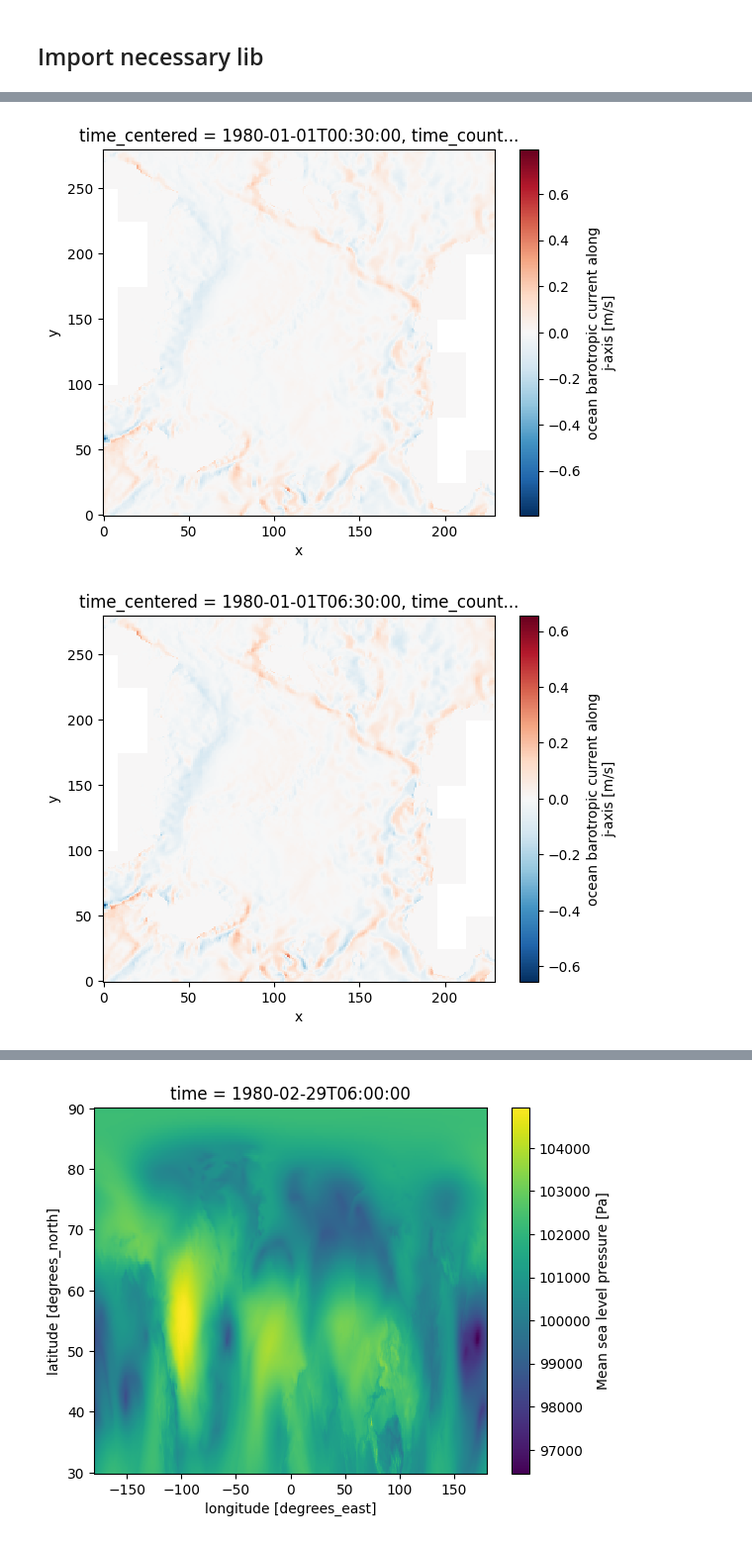
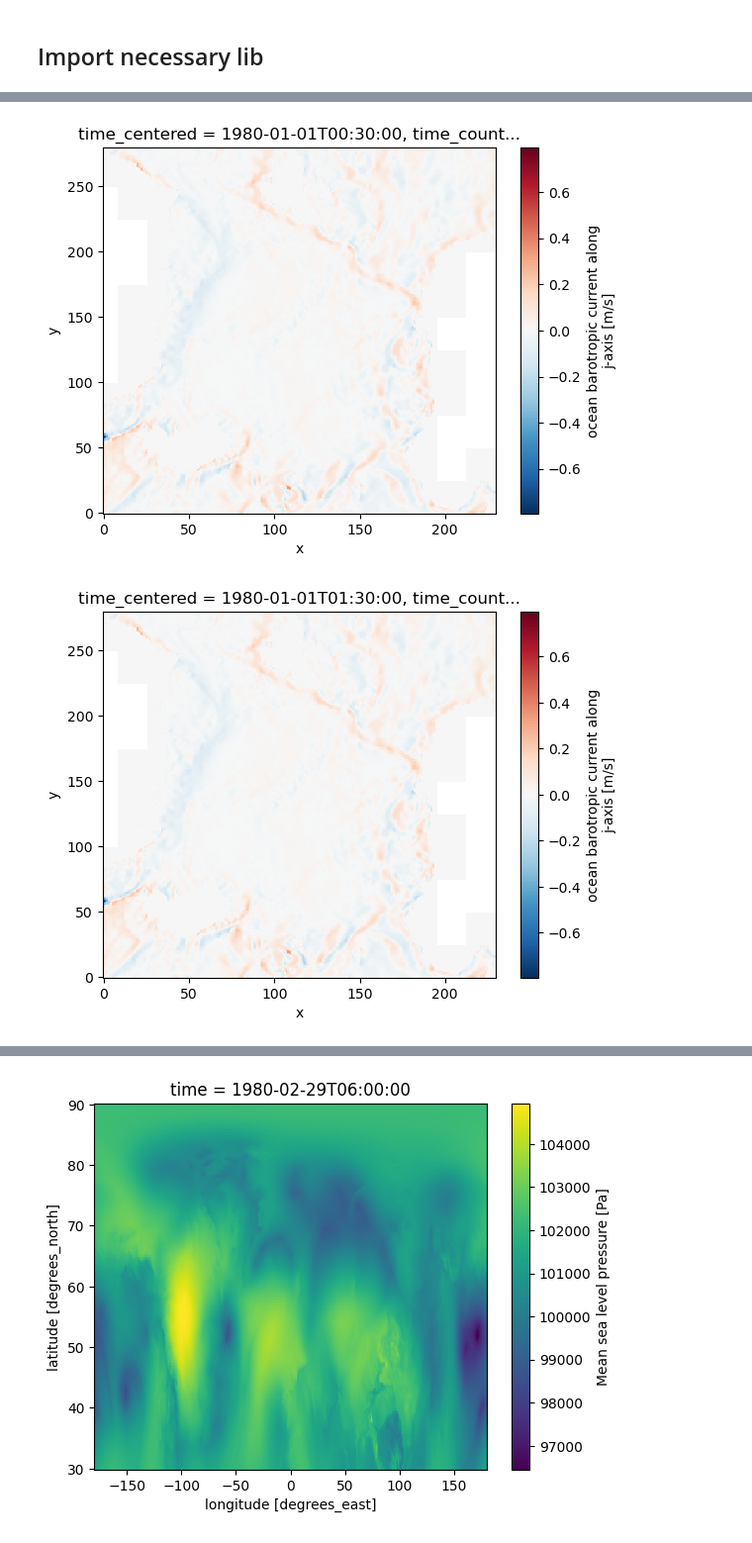
Before and after one commit to Ezi001/FNO-Nordic-Sea, a Jupyter notebook: readdata.ipynb, the cells around one changed output, grey strips where cells are left out. Shown at 99% size. Drawn from its saved outputs; the diff is of its cells as text; code cells hidden in the pictures.

```diff
--- a/readdata.ipynb
+++ b/readdata.ipynb
@@ -86,7 +88,7 @@ Attributes:
 # %%
-for i in range(0, 7, 6):
+for i in range(0, 7):
     data_vbar["vbar"].isel(time_counter=i).plot()
     plt.show()
 # %% [output]
-[figure, old version]
+[figure, new version]
-[figure, old version]
+[figure, new version]
```
Also changed, not shown: parts of 4 cells of this notebook, 4 other files.
